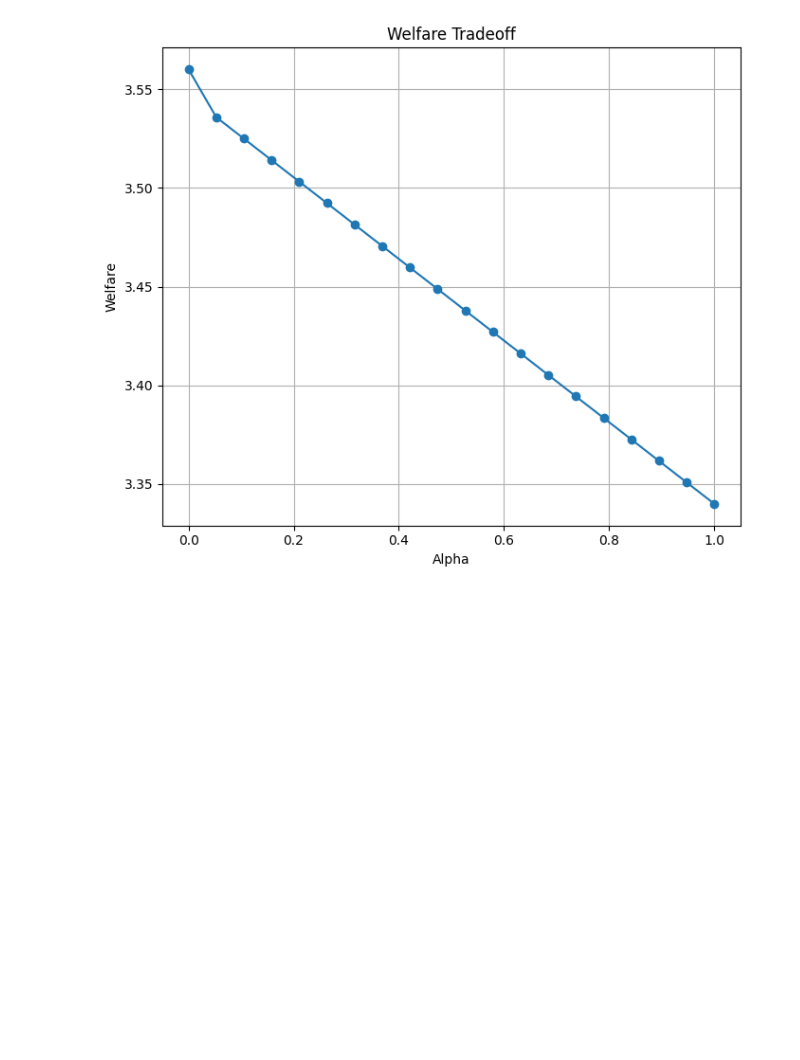
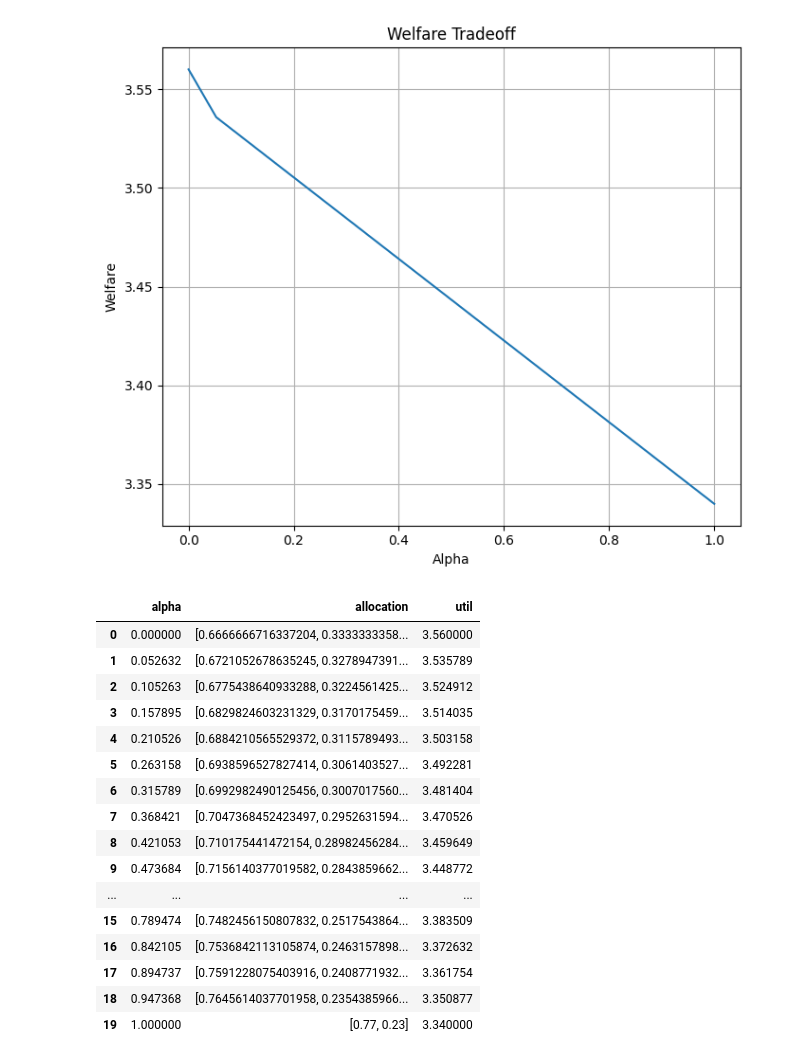
Before and after one commit to tanhl30/FYP, a Jupyter notebook: topic_1.ipynb, the cells around one changed output. Cells and saved outputs as stored; diff of their text form; code cells hidden in the pictures; blank space fills up the shorter version.

```diff
--- a/topic_1.ipynb
+++ b/topic_1.ipynb
@@ -6,17 +6,45 @@ import matplotlib.pyplot as plt
 import itertools
 # %%
 P = fyp.generate_random_preferences(9,2,2)
+
+P = np.array([[0.86, 0.14],
+       [0.77, 0.23],
+       [0.85, 0.15],
+       [0.94, 0.06],
+       [0.02, 0.98],
+       [0.77, 0.23],
+       [0.56, 0.44],
+       [0.67, 0.33],
+       [0.5 , 0.5 ]])
 
 df = fyp.iterate_over_alphas(P, 20, disutility_type='util')
 
 fig, ax = plt.subplots(figsize=(7, 6))
-ax.plot(df['alpha'],df['util'],marker ='o')
+ax.plot(df['alpha'],df['util'])
 
 ax.set_title('Welfare Tradeoff')
 ax.set_ylabel('Welfare')
 ax.set_xlabel('Alpha')
 ax.grid(True)
 plt.tight_layout()
 plt.show()
+df
 # %% [output]
-[figure, old version]
+[figure, new version]
+|  | alpha | allocation | util |
+| 0 | 0.000000 | [0.6666666716337204, 0.3333333358... | 3.560000 |
+| 1 | 0.052632 | [0.6721052678635245, 0.3278947391... | 3.535789 |
+| 2 | 0.105263 | [0.6775438640933288, 0.3224561425... | 3.524912 |
+| 3 | 0.157895 | [0.6829824603231329, 0.3170175459... | 3.514035 |
+| 4 | 0.210526 | [0.6884210565529372, 0.3115789493... | 3.503158 |
+| 5 | 0.263158 | [0.6938596527827414, 0.3061403527... | 3.492281 |
+| 6 | 0.315789 | [0.6992982490125456, 0.3007017560... | 3.481404 |
+| 7 | 0.368421 | [0.7047368452423497, 0.2952631594... | 3.470526 |
+| 8 | 0.421053 | [0.710175441472154, 0.28982456284... | 3.459649 |
+| 9 | 0.473684 | [0.7156140377019582, 0.2843859662... | 3.448772 |
+| ... | ... | ... | ... |
+| 15 | 0.789474 | [0.7482456150807832, 0.2517543864... | 3.383509 |
+| 16 | 0.842105 | [0.7536842113105874, 0.2463157898... | 3.372632 |
+| 17 | 0.894737 | [0.7591228075403916, 0.2408771932... | 3.361754 |
+| 18 | 0.947368 | [0.7645614037701958, 0.2354385966... | 3.350877 |
+| 19 | 1.000000 | [0.77, 0.23] | 3.340000 |
```
Also changed, not shown: parts of 4 cells of this notebook, 1 other file.
